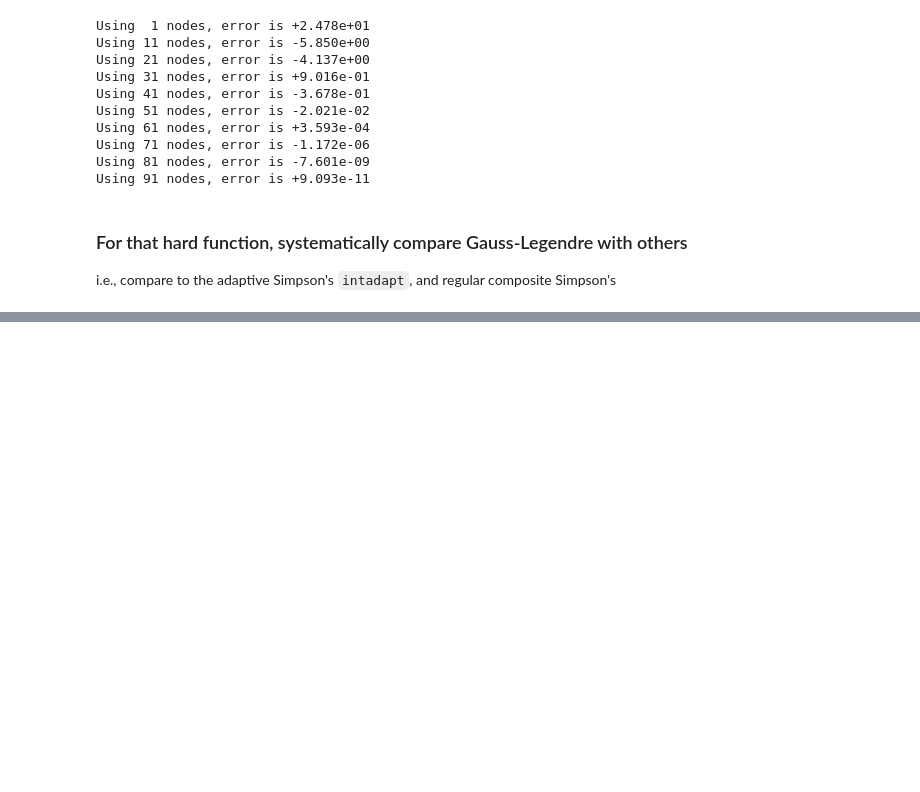
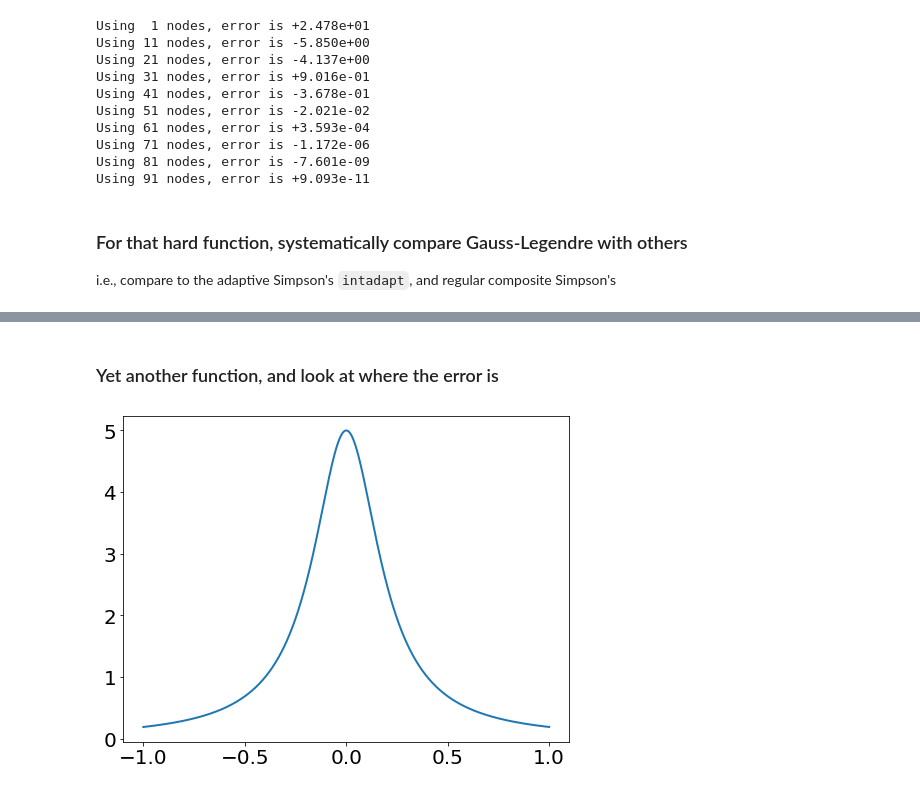
Before and after one commit to stephenbeckr/numerical-analysis-class, a Jupyter notebook: Demos/Ch4_GaussianQuadrature.ipynb, the cells around one changed output, grey strips where cells are left out. Cells and saved outputs as stored; diff of their text form; code cells hidden in the pictures; blank space fills up the shorter version.

```diff
--- a/Demos/Ch4_GaussianQuadrature.ipynb
+++ b/Demos/Ch4_GaussianQuadrature.ipynb
@@ -366,0 +370,13 @@ plt.legend();
+# %% [markdown]
+### Yet another function, and look at where the error is
+# %%
+c = 5
+f = lambda x : c/(1+(c*x)**2)  # aka Runge's function
+F = lambda x : np.arctan(c*x)
+a,b = -1,1  # so that we don't have to adjust
+I = F(b) - F(a)
+
+x = np.linspace(a,b,num=1000)
+plt.plot( x, f(x) );
+# %% [output]
+[figure, added]
```
Also changed, not shown: parts of 8 cells of this notebook.
